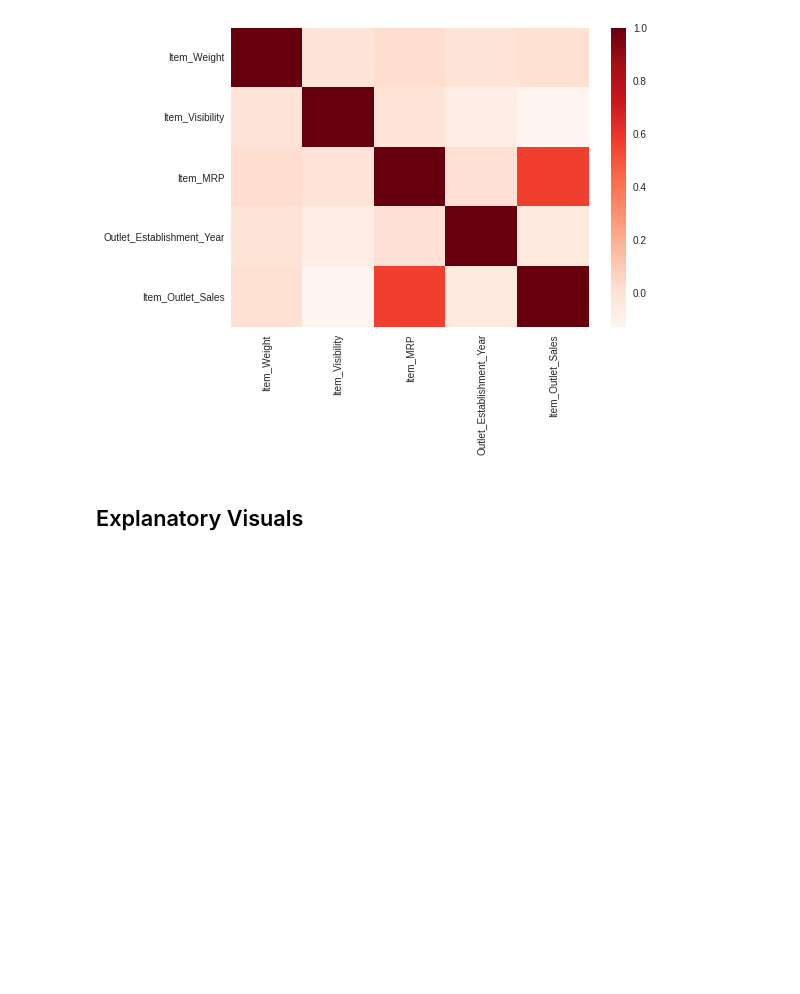
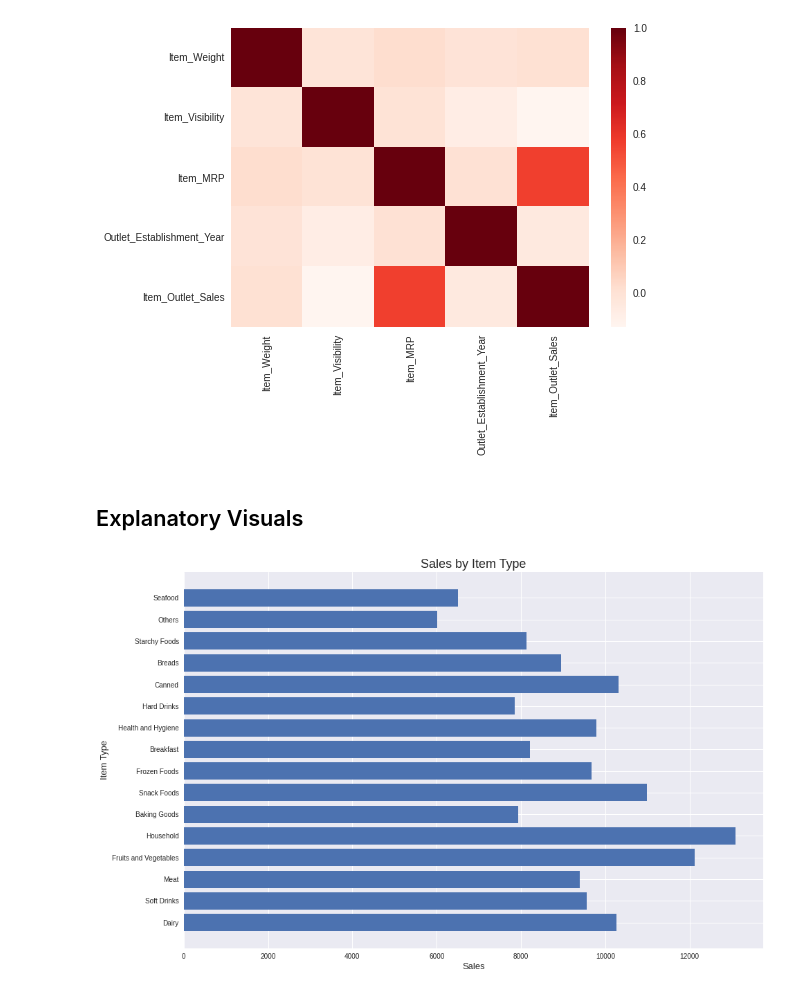
Before and after one commit to cipalisoc/Predictive-Modeling-Sales-Projections, a Jupyter notebook: CodingDojo_Project_1.ipynb, the cells around one changed output. Cells and saved outputs as stored; diff of their text form; code cells hidden in the pictures; blank space fills up the shorter version.

```diff
--- a/CodingDojo_Project_1.ipynb
+++ b/CodingDojo_Project_1.ipynb
@@ -248,3 +249,16 @@ sns.heatmap(corr , cmap = 'Reds');
 [figure]
 # %% [markdown]
 ## Explanatory Visuals
+# %%
+# Barplot showing sales of item types
+Item = data_frame['Item_Type']
+Sales = data_frame['Item_Outlet_Sales']
+
+fig = plt.figure(figsize=(15,10))
+plt.style.use('seaborn')
+plt.xlabel('Sales' , fontsize=13)
+plt.ylabel('Item Type' , fontsize=13)
+plt.title('Sales by Item Type' , fontsize=18)
+plt.barh(Item, Sales);
+# %% [output]
+[figure, added]
```
Also changed, not shown: parts of 4 cells of this notebook.
